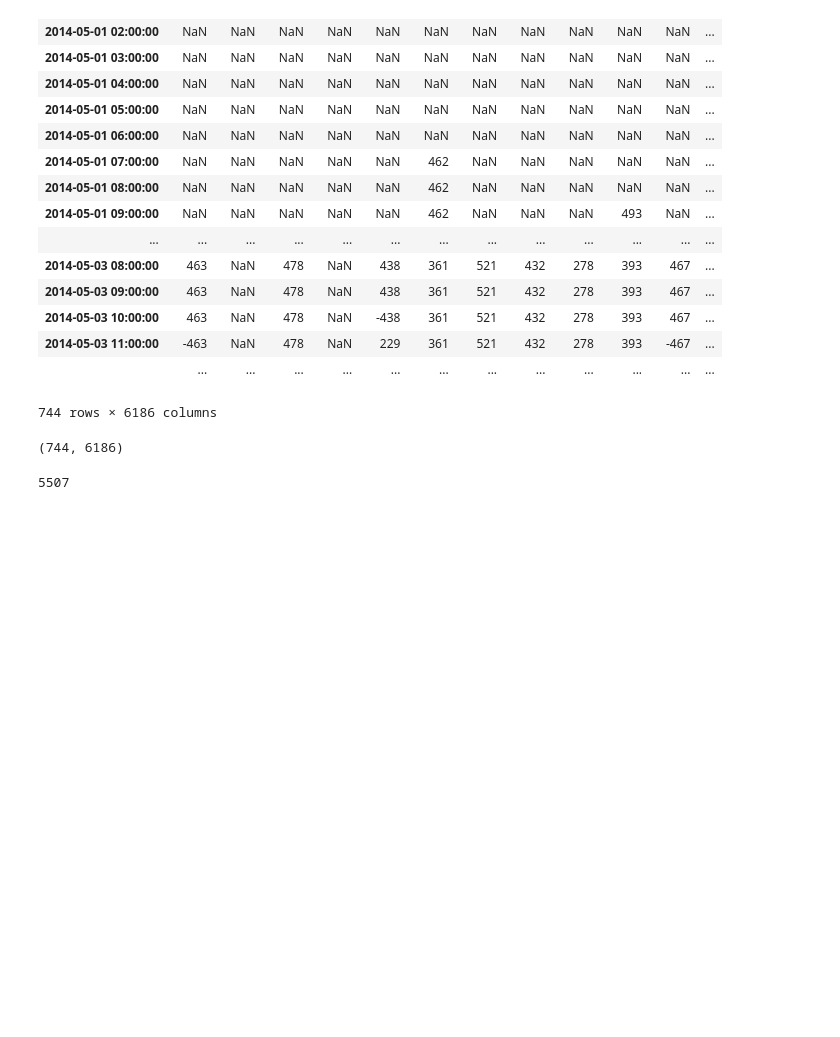
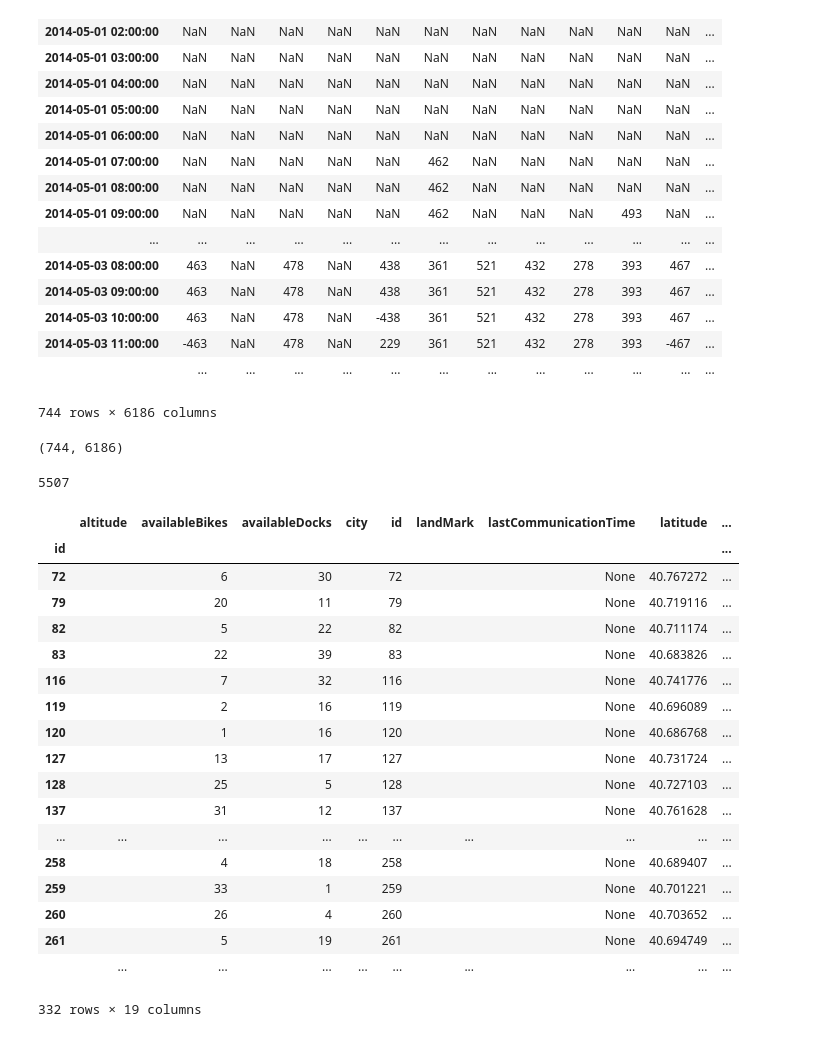
Before and after one commit to deenapatel/citibike, a Jupyter notebook: Citibike.ipynb, the cells around one changed output. Saved outputs shown, nothing was run; the diff lists cells and outputs as text; code cells hidden in the pictures; blank space fills up the shorter version.

```diff
--- a/Citibike.ipynb
+++ b/Citibike.ipynb
@@ -141,0 +155,22 @@ whereisbike.iloc[140].count()
+# %%
+stationdf
+# %% [output]
+|  | altitude | availableBikes | availableDocks | city | id | landMark | lastCommunicationTime | latitude | ... |
+| id |  |  |  |  |  |  |  |  | ... |
+| 72 |  | 6 | 30 |  | 72 |  | None | 40.767272 | ... |
+| 79 |  | 20 | 11 |  | 79 |  | None | 40.719116 | ... |
+| 82 |  | 5 | 22 |  | 82 |  | None | 40.711174 | ... |
+| 83 |  | 22 | 39 |  | 83 |  | None | 40.683826 | ... |
+| 116 |  | 7 | 32 |  | 116 |  | None | 40.741776 | ... |
+| 119 |  | 2 | 16 |  | 119 |  | None | 40.696089 | ... |
+| 120 |  | 1 | 16 |  | 120 |  | None | 40.686768 | ... |
+| 127 |  | 13 | 17 |  | 127 |  | None | 40.731724 | ... |
+| 128 |  | 25 | 5 |  | 128 |  | None | 40.727103 | ... |
+| 137 |  | 31 | 12 |  | 137 |  | None | 40.761628 | ... |
+| ... | ... | ... | ... | ... | ... | ... | ... | ... | ... |
+| 258 |  | 4 | 18 |  | 258 |  | None | 40.689407 | ... |
+| 259 |  | 33 | 1 |  | 259 |  | None | 40.701221 | ... |
+| 260 |  | 26 | 4 |  | 260 |  | None | 40.703652 | ... |
+| 261 |  | 5 | 19 |  | 261 |  | None | 40.694749 | ... |
+|  | ... | ... | ... | ... | ... | ... | ... | ... | ... |
+332 rows × 19 columns
```
Also changed, not shown: parts of 5 cells of this notebook.
